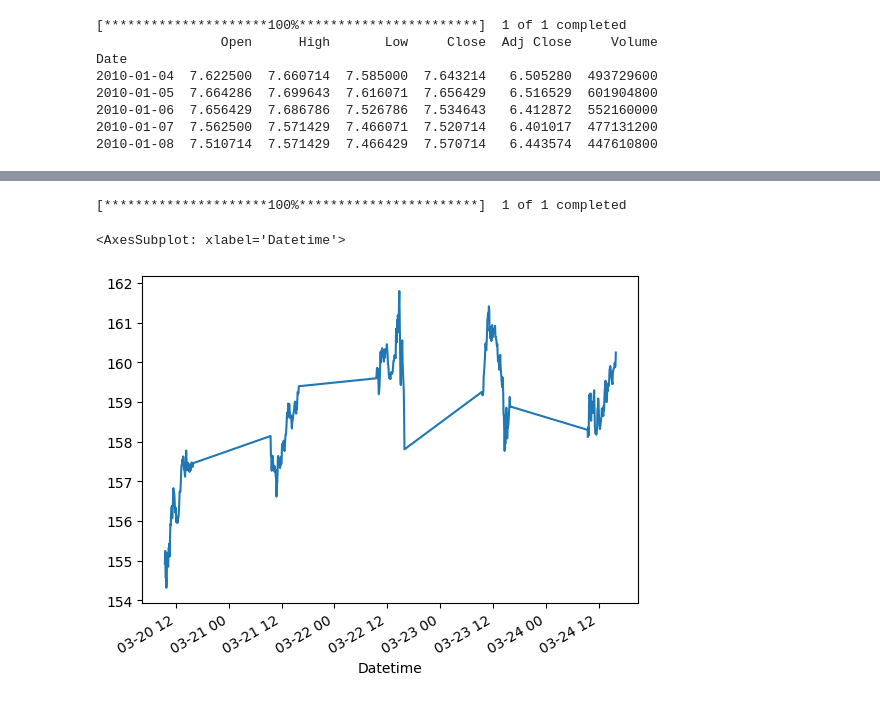
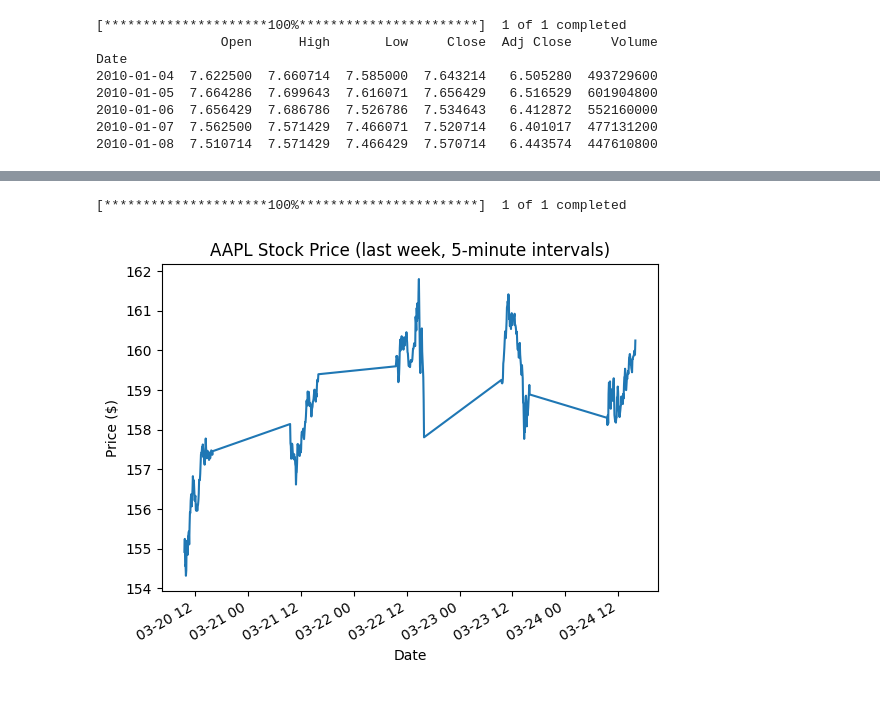
Before and after one commit to Pouyaexe/StockProphet, a Jupyter notebook: stock-analysis.ipynb, the cells around one changed output, grey strips where cells are left out. Saved outputs shown, nothing was run; the diff lists cells and outputs as text; code cells hidden in the pictures.

```diff
--- a/stock-analysis.ipynb
+++ b/stock-analysis.ipynb
@@ -39,9 +18,16 @@ Datetime
 # %%
-# let's plot the data for the last week of trading from the last week in 5-minute intervals
+import yfinance as yf
 import matplotlib.pyplot as plt
+
+# Download the data for the last week, in 5-minute intervals
 data = yf.download("AAPL", period="1wk", interval="5m")
+
+# Plot the closing price
 data['Close'].plot()
+plt.title('AAPL Stock Price (last week, 5-minute intervals)')
+plt.xlabel('Date')
+plt.ylabel('Price ($)')
+plt.show()
 # %% [output]
 [*********************100%***********************]  1 of 1 completed
-<AxesSubplot: xlabel='Datetime'>
-[figure, old version]
+[figure, new version]
```
Also changed, not shown: parts of 1 cell of this notebook.
